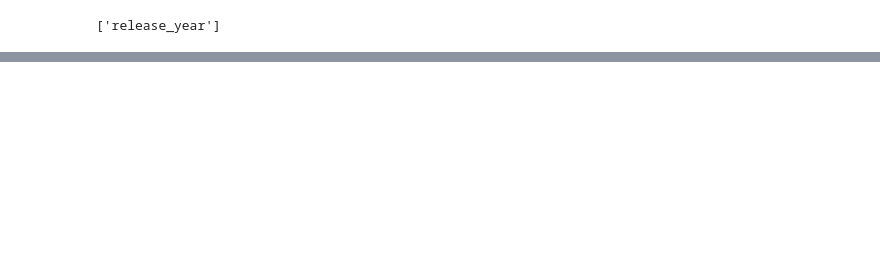
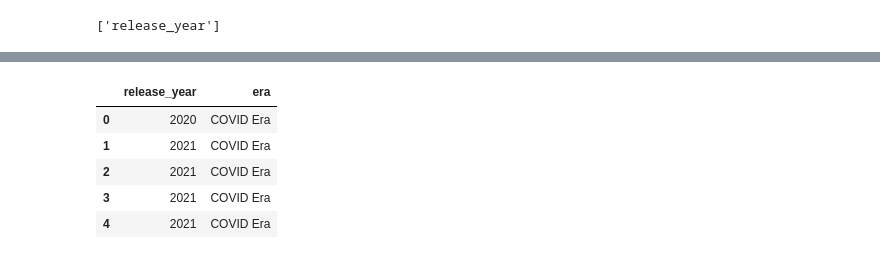
Before and after one commit to StacyChebet/Netflix-EDA, a Jupyter notebook: Netflix_Exploratory_Data_Analysis.ipynb, the cells around one changed output, grey strips where cells are left out. Cells and saved outputs as stored; diff of their text form; code cells hidden in the pictures; blank space fills up the shorter version.

```diff
--- a/Netflix_Exploratory_Data_Analysis.ipynb
+++ b/Netflix_Exploratory_Data_Analysis.ipynb
@@ -265,0 +321,17 @@ for var in numerical_vars:
+# %%
+#Defining the bins and labels
+bins = [1990, 1999, 2009, 2015, 2018, 2021]
+labels = ['Classics', 'Early 2000s', 'Pre-Streaming Boom', 'Streaming Surge', 'COVID Era']
+
+#Creating a new column
+df['era'] = pd.cut(df['release_year'], bins=bins, labels=labels, right=True)
+
+#Checking the new column
+df[['release_year', 'era']].head()
+# %% [output]
+|  | release_year | era |
+| 0 | 2020 | COVID Era |
+| 1 | 2021 | COVID Era |
+| 2 | 2021 | COVID Era |
+| 3 | 2021 | COVID Era |
+| 4 | 2021 | COVID Era |
```
Also changed, not shown: parts of 15 cells of this notebook.
